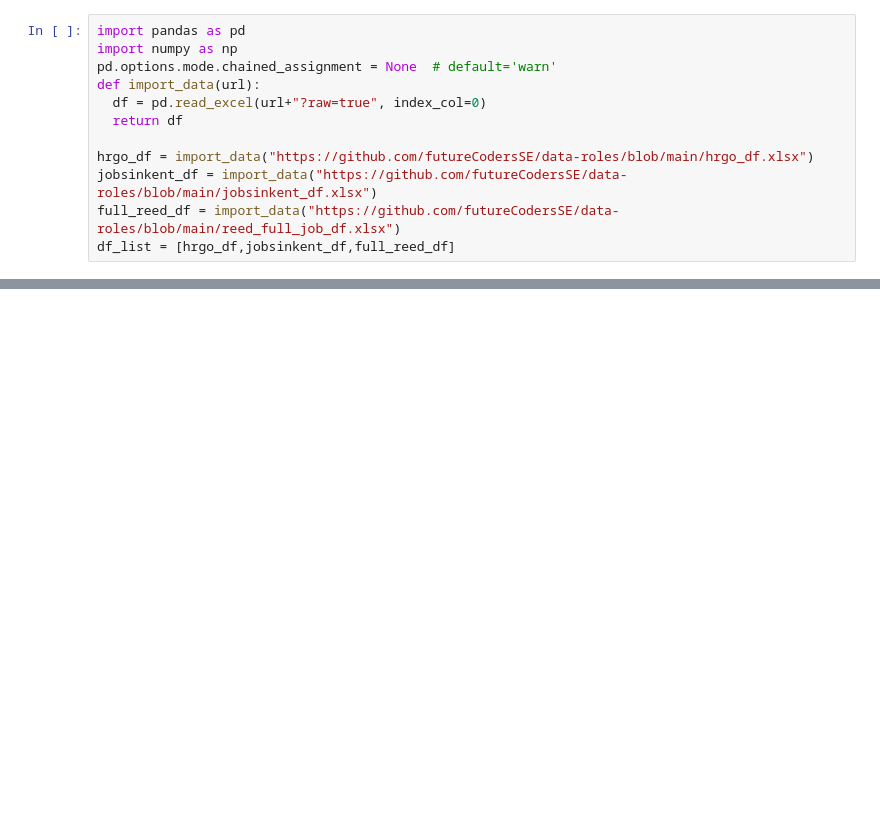
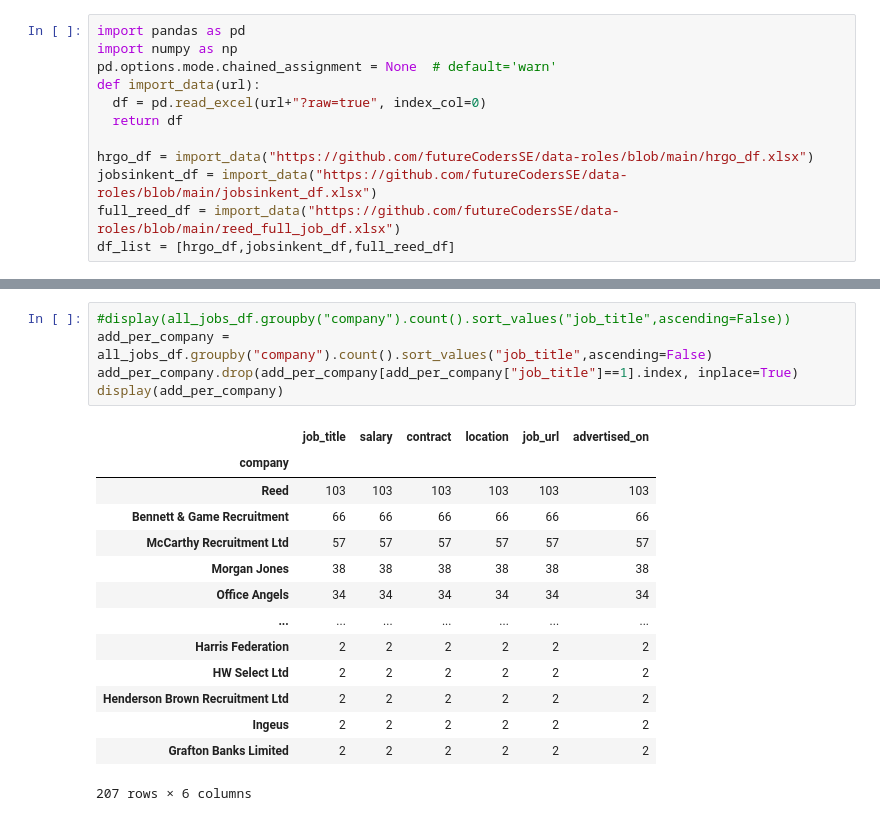
Before and after one commit to futureCodersSE/data-roles, a Jupyter notebook: Data_consolidation_and_cleaning.ipynb, the cells around one changed output, grey strips where cells are left out. Drawn from its saved outputs; the diff is of its cells as text; blank space fills up the shorter version.

```diff
--- a/Data_consolidation_and_cleaning.ipynb
+++ b/Data_consolidation_and_cleaning.ipynb
@@ -132,0 +135,20 @@ print(salary_to_float(test))
+# %%
+#display(all_jobs_df.groupby("company").count().sort_values("job_title",ascending=False))
+add_per_company = all_jobs_df.groupby("company").count().sort_values("job_title",ascending=False)
+add_per_company.drop(add_per_company[add_per_company["job_title"]==1].index, inplace=True)
+display(add_per_company)
+# %% [output]
+|  | job_title | salary | contract | location | job_url | advertised_on |
+| company |  |  |  |  |  |  |
+| Reed | 103 | 103 | 103 | 103 | 103 | 103 |
+| Bennett & Game Recruitment | 66 | 66 | 66 | 66 | 66 | 66 |
+| McCarthy Recruitment Ltd | 57 | 57 | 57 | 57 | 57 | 57 |
+| Morgan Jones | 38 | 38 | 38 | 38 | 38 | 38 |
+| Office Angels | 34 | 34 | 34 | 34 | 34 | 34 |
+| ... | ... | ... | ... | ... | ... | ... |
+| Harris Federation | 2 | 2 | 2 | 2 | 2 | 2 |
+| HW Select Ltd | 2 | 2 | 2 | 2 | 2 | 2 |
+| Henderson Brown Recruitment Ltd | 2 | 2 | 2 | 2 | 2 | 2 |
+| Ingeus | 2 | 2 | 2 | 2 | 2 | 2 |
+| Grafton Banks Limited | 2 | 2 | 2 | 2 | 2 | 2 |
+207 rows × 6 columns
```
Also changed, not shown: parts of 8 cells of this notebook.
